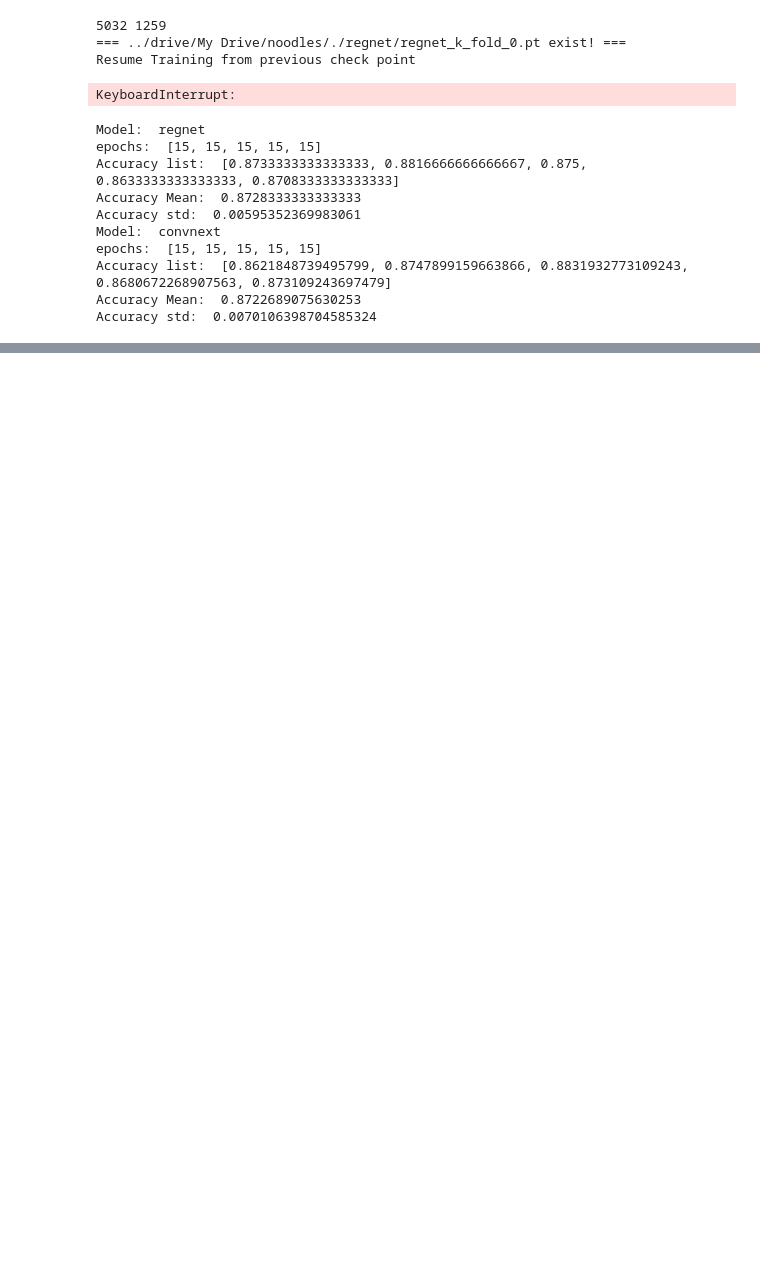
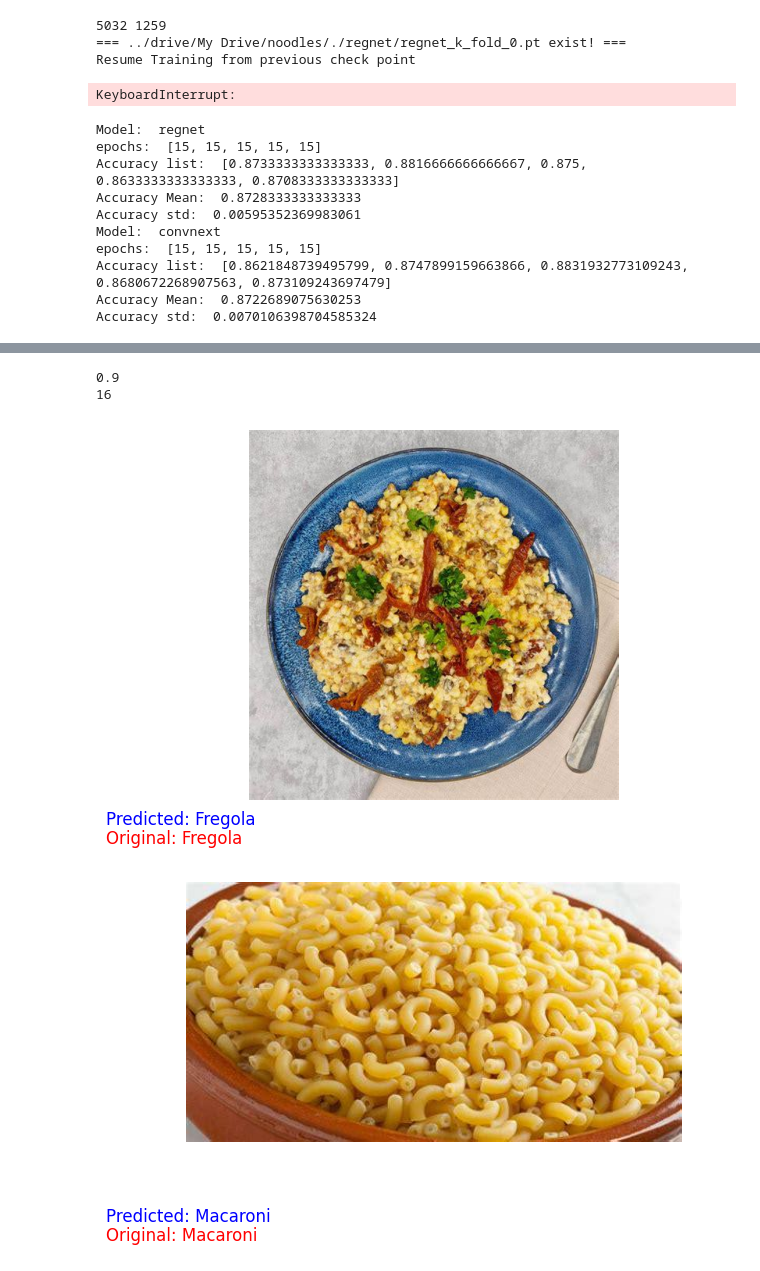
Before and after one commit to tomhyhan/noodles, a Jupyter notebook: pasta_classification.ipynb, the cells around one changed output, grey strips where cells are left out. Drawn from its saved outputs; the diff is of its cells as text; code cells hidden in the pictures; blank space fills up the shorter version.

```diff
--- a/pasta_classification.ipynb
+++ b/pasta_classification.ipynb
@@ -320,2 +335,19 @@ Global gradient norm: 2.4970861491582577
 # %%
 # Inference
+# %%
+# test_data, test_label
+
+model_name = "regnet"
+model_config = config_manager.config[model_name]
+result_dir = os.path.join(GOOGLE_DRIVE_PATH, model_config.output_dir)
+os.makedirs(result_dir, exist_ok=True)
+num_classes = config_manager.config.num_classes
+device = 'cuda' if torch.cuda.is_available() else 'cpu'
+
+out_file = os.path.join(result_dir, f"{model_name}_k_fold_7.pt")
+checkpoint = torch.load(out_file, map_location="cpu")
+print(checkpoint["best_accuracy"])
+print(num_classes)
+# %% [output]
+0.9
+16
@@ -321,0 +358,32 @@ Global gradient norm: 2.4970861491582577
+# %%
+model = create_model(model_name, num_classes)
+model.to(device)
+
+model.load_state_dict(checkpoint["model"])
+model.eval()
+test_transform = create_test_transforms()[0]
+
+for _ in range(10):
+    sample_i = torch.randint(0, len(test_data), (1,)).item()
+
+    image_path = test_data[sample_i]
+    image = cv2.imread(image_path)
+    image = cv2.cvtColor(image, cv2.COLOR_BGR2RGB)
+    target = CLASS_DECODER[test_label[sample_i]]
+
+    image_tensor = test_transform(image=image)["image"]
+
+    with torch.no_grad():
+        image_tensor = image_tensor.unsqueeze(0).to(device)
+        pred = model(image_tensor)
+        pred = torch.argmax(pred, dim=-1)
+        pred = CLASS_DECODER[pred.item()]
+
+    plt.imshow(image)
+    plt.axis('off')
+    plt.gcf().text(0.0, 0.06, f'Predicted: {pred}', ha='left', fontsize=12, color='blue')
+    plt.gcf().text(0.0, 0.02, f'Original: {target}', ha='left', fontsize=12, color='red')
+    plt.show()
+# %% [output]
+[figure, added]
+[figure, added]
```
Also changed, not shown: parts of 10 cells of this notebook.
